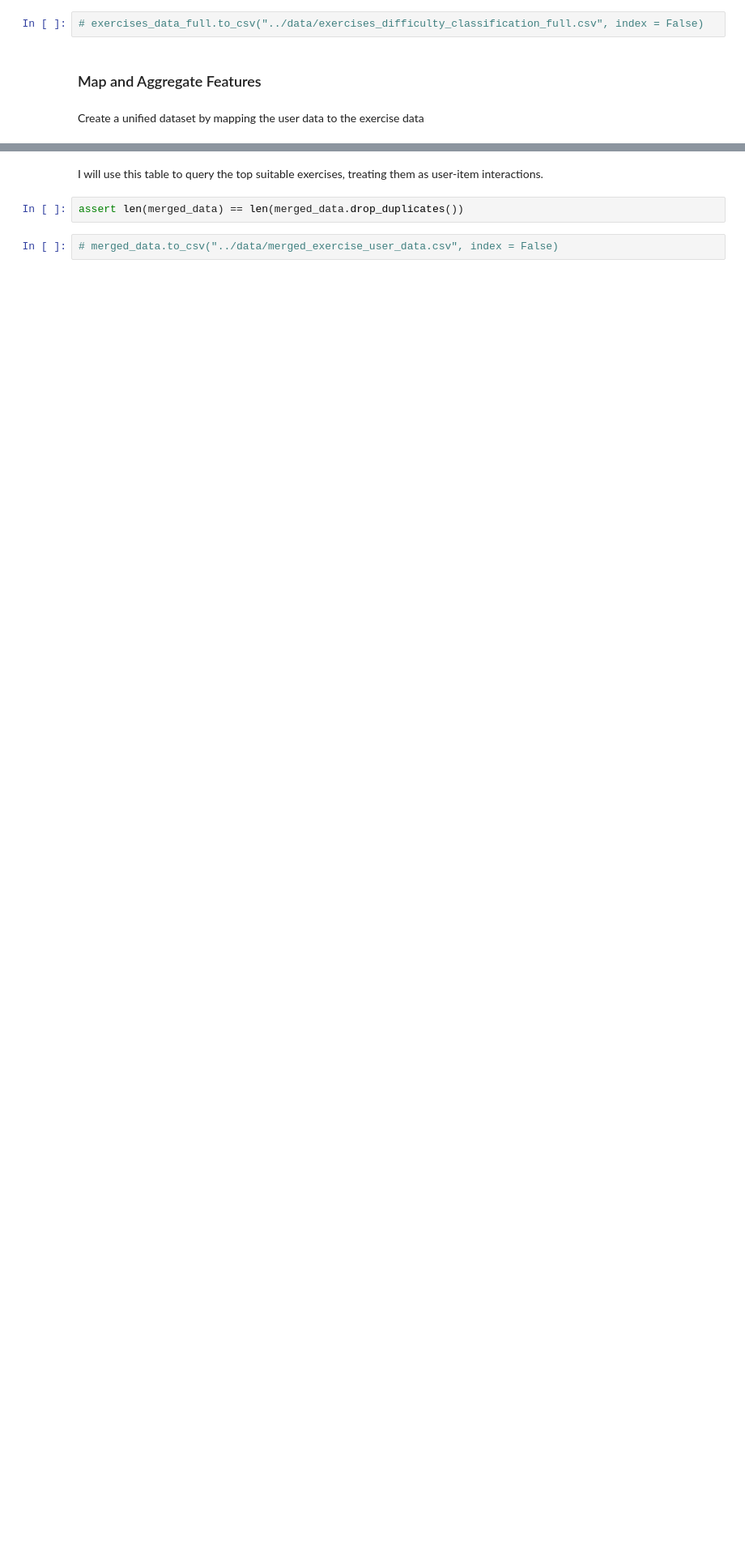
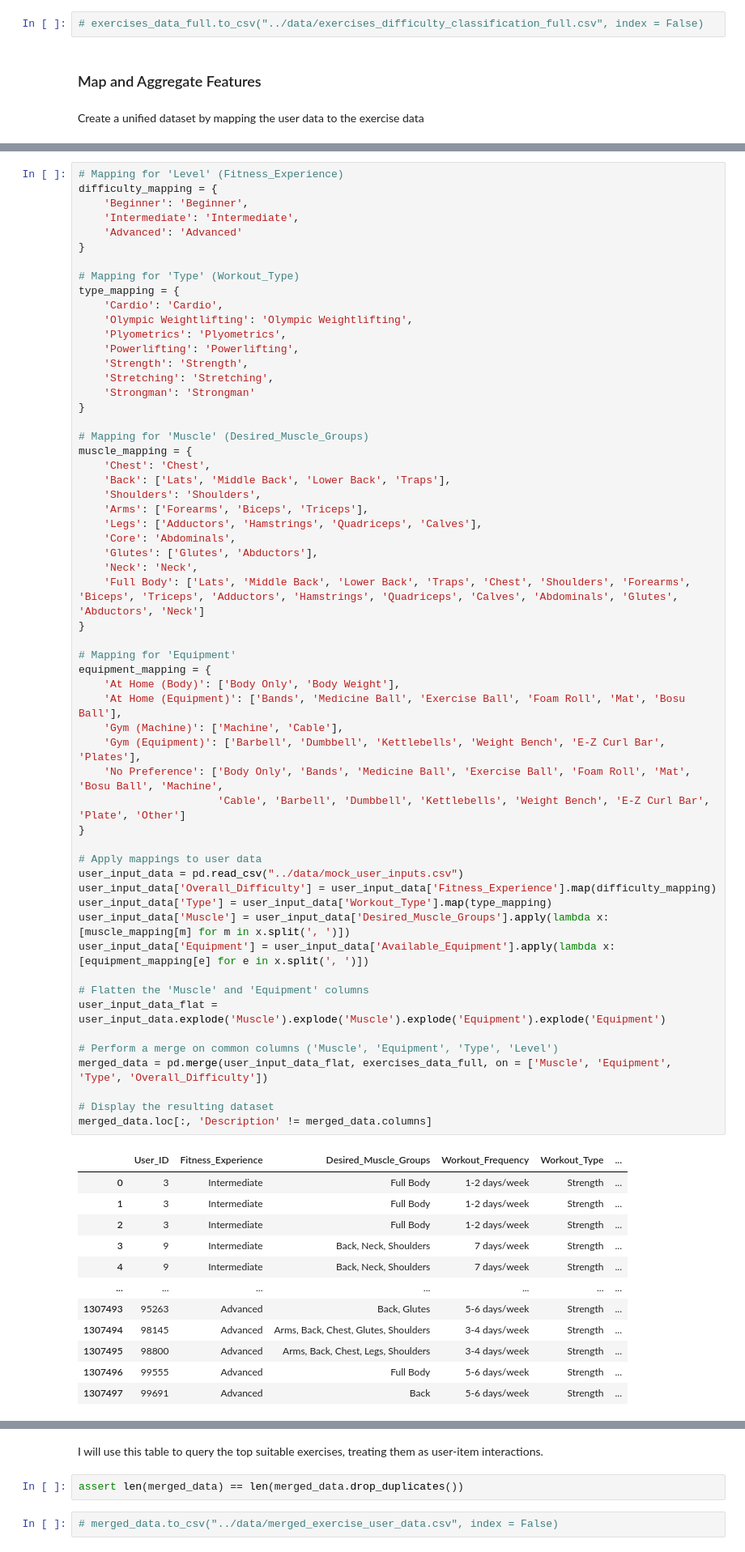
Before and after one commit to tarsus-lam/FitPlanner, a Jupyter notebook: ipynb/clean_and_process_data.ipynb, the cells around one changed output, grey strips where cells are left out. Shown at 81% size. Drawn from its saved outputs; the diff is of its cells as text; blank space fills up the shorter version.

```diff
--- a/ipynb/clean_and_process_data.ipynb
+++ b/ipynb/clean_and_process_data.ipynb
@@ -672,0 +603,70 @@ merged_data.loc[:, 'Description' != merged_data.columns]
+# %%
+# Mapping for 'Level' (Fitness_Experience)
+difficulty_mapping = {
+    'Beginner': 'Beginner',
+    'Intermediate': 'Intermediate',
+    'Advanced': 'Advanced'
+}
+
+# Mapping for 'Type' (Workout_Type)
+type_mapping = {
+    'Cardio': 'Cardio',
+    'Olympic Weightlifting': 'Olympic Weightlifting',
+    'Plyometrics': 'Plyometrics',
+    'Powerlifting': 'Powerlifting',
+    'Strength': 'Strength',
+    'Stretching': 'Stretching',
+    'Strongman': 'Strongman'
+}
+
+# Mapping for 'Muscle' (Desired_Muscle_Groups)
+muscle_mapping = {
+    'Chest': 'Chest',
+    'Back': ['Lats', 'Middle Back', 'Lower Back', 'Traps'],
+    'Shoulders': 'Shoulders',
+    'Arms': ['Forearms', 'Biceps', 'Triceps'],
+    'Legs': ['Adductors', 'Hamstrings', 'Quadriceps', 'Calves'],
+    'Core': 'Abdominals',
+    'Glutes': ['Glutes', 'Abductors'],
+    'Neck': 'Neck',
+    'Full Body': ['Lats', 'Middle Back', 'Lower Back', 'Traps', 'Chest', 'Shoulders', 'Forearms', 'Biceps', 'Triceps', 'Adductors', 'Hamstrings', 'Quadriceps', 'Calves', 'Abdominals', 'Glutes', 'Abductors', 'Neck']
+}
+
+# Mapping for 'Equipment'
+equipment_mapping = {
+    'At Home (Body)': ['Body Only', 'Body Weight'],
+    'At Home (Equipment)': ['Bands', 'Medicine Ball', 'Exercise Ball', 'Foam Roll', 'Mat', 'Bosu Ball'],
+    'Gym (Machine)': ['Machine', 'Cable'],
+    'Gym (Equipment)': ['Barbell', 'Dumbbell', 'Kettlebells', 'Weight Bench', 'E-Z Curl Bar', 'Plates'],
+    'No Preference': ['Body Only', 'Bands', 'Medicine Ball', 'Exercise Ball', 'Foam Roll', 'Mat', 'Bosu Ball', 'Machine',
+                      'Cable', 'Barbell', 'Dumbbell', 'Kettlebells', 'Weight Bench', 'E-Z Curl Bar', 'Plate', 'Other']
+}
+
+# Apply mappings to user data
+user_input_data = pd.read_csv("../data/mock_user_inputs.csv")
+user_input_data['Overall_Difficulty'] = user_input_data['Fitness_Experience'].map(difficulty_mapping)
+user_input_data['Type'] = user_input_data['Workout_Type'].map(type_mapping)
+user_input_data['Muscle'] = user_input_data['Desired_Muscle_Groups'].apply(lambda x: [muscle_mapping[m] for m in x.split(', ')])
+user_input_data['Equipment'] = user_input_data['Available_Equipment'].apply(lambda x: [equipment_mapping[e] for e in x.split(', ')])
+
+# Flatten the 'Muscle' and 'Equipment' columns
+user_input_data_flat = user_input_data.explode('Muscle').explode('Muscle').explode('Equipment').explode('Equipment')
+
+# Perform a merge on common columns ('Muscle', 'Equipment', 'Type', 'Level')
+merged_data = pd.merge(user_input_data_flat, exercises_data_full, on = ['Muscle', 'Equipment', 'Type', 'Overall_Difficulty'])
+
+# Display the resulting dataset
+merged_data.loc[:, 'Description' != merged_data.columns]
+# %% [output]
+|  | User_ID | Fitness_Experience | Desired_Muscle_Groups | Workout_Frequency | Workout_Type | ... |
+| 0 | 3 | Intermediate | Full Body | 1-2 days/week | Strength | ... |
+| 1 | 3 | Intermediate | Full Body | 1-2 days/week | Strength | ... |
+| 2 | 3 | Intermediate | Full Body | 1-2 days/week | Strength | ... |
+| 3 | 9 | Intermediate | Back, Neck, Shoulders | 7 days/week | Strength | ... |
+| 4 | 9 | Intermediate | Back, Neck, Shoulders | 7 days/week | Strength | ... |
+| ... | ... | ... | ... | ... | ... | ... |
+| 1307493 | 95263 | Advanced | Back, Glutes | 5-6 days/week | Strength | ... |
+| 1307494 | 98145 | Advanced | Arms, Back, Chest, Glutes, Shoulders | 3-4 days/week | Strength | ... |
+| 1307495 | 98800 | Advanced | Arms, Back, Chest, Legs, Shoulders | 3-4 days/week | Strength | ... |
+| 1307496 | 99555 | Advanced | Full Body | 5-6 days/week | Strength | ... |
+| 1307497 | 99691 | Advanced | Back | 5-6 days/week | Strength | ... |
```
Also changed, not shown: parts of 5 cells of this notebook, 1 other file.
